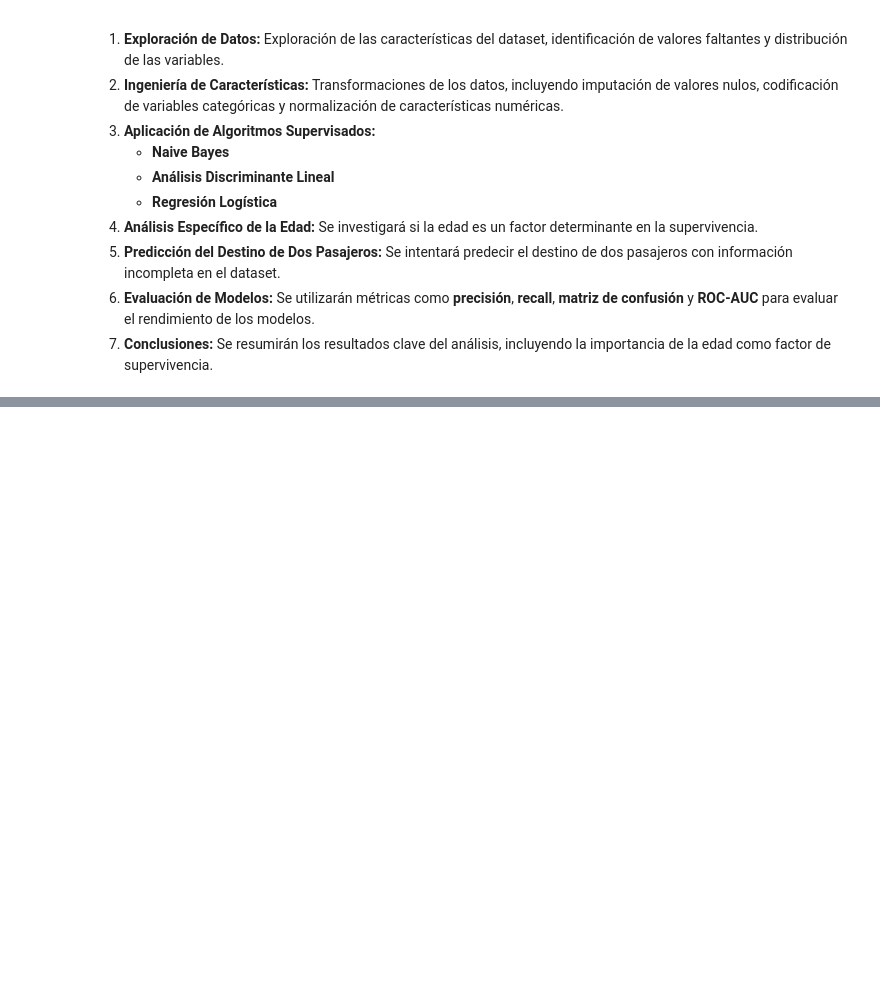
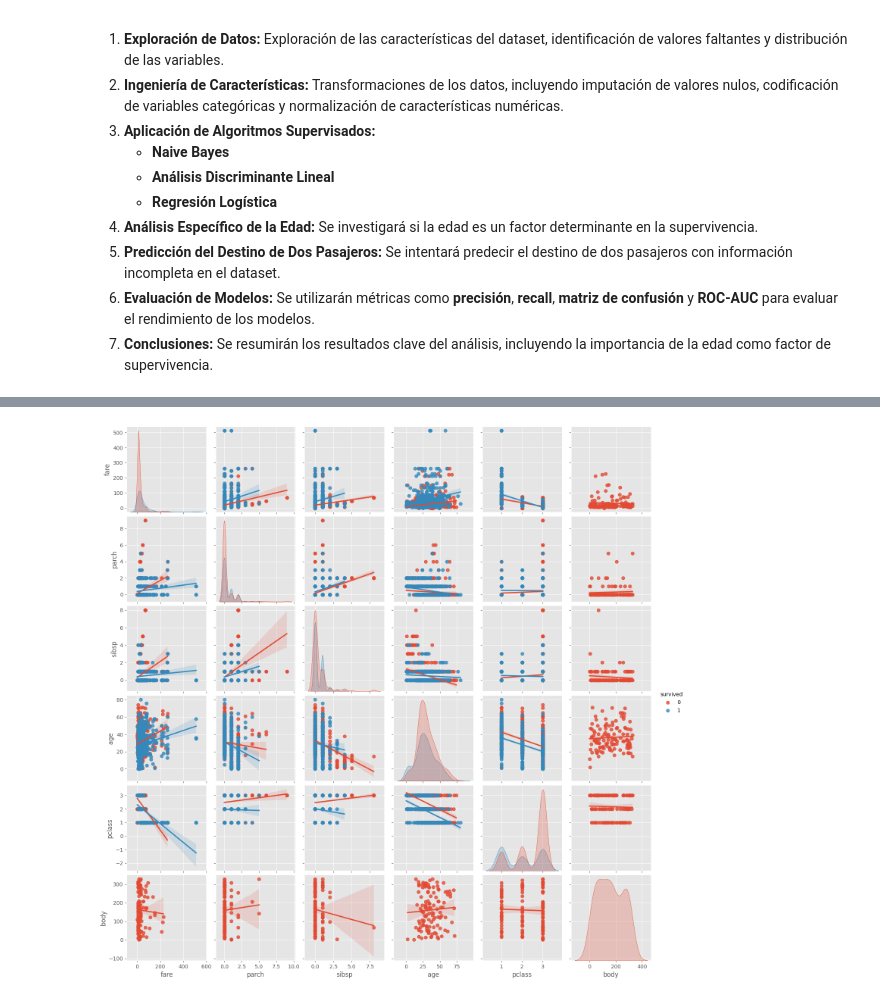
Before and after one commit to Godoca2/Machine-Learning, a Jupyter notebook: Scripts/ML_Lab3_DataSet_Titanic.ipynb, the cells around one changed output, grey strips where cells are left out. Cells and saved outputs as stored; diff of their text form; code cells hidden in the pictures; blank space fills up the shorter version.

```diff
--- a/Scripts/ML_Lab3_DataSet_Titanic.ipynb
+++ b/Scripts/ML_Lab3_DataSet_Titanic.ipynb
@@ -42,0 +233,13 @@ El análisis que se llevará a cabo incluirá las siguientes etapas:
+# %%
+
+df_titanic['survived'] = df_titanic['survived'].astype('int64')
+# %%
+# Seleccionar solo las columnas numéricas
+df_numeric = df_titanic.select_dtypes(include=['float64', 'int64'])
+
+# Calcular la matriz de correlación usando solo las variables numéricas
+correlation_matrix = df_numeric.corr()
+
+# Correlación de las variables con la variable objetivo 'survived'
+correlation_survived = correlation_matrix['survived'].sort_values(ascending=False)
+print(correlation_survived)
@@ -42,0 +255,16 @@ El análisis que se llevará a cabo incluirá las siguientes etapas:
+# %%
+import seaborn as sns
+import matplotlib.pyplot as plt
+
+plt.style.use('ggplot')
+# Seleccionar las variables más correlacionadas con 'target'
+selected_features = ['fare', 'parch', 'sibsp', 'age', 'pclass', 'body', 'survived']
+
+# Crear un nuevo DataFrame con las variables seleccionadas
+df_selected = df_numeric[selected_features]
+
+# Generar el pairplot simplificado
+sns.pairplot(df_selected, hue='survived', kind='reg', diag_kind='kde')
+plt.show()
+# %% [output]
+[figure, added]
```
Also changed, not shown: parts of 36 cells of this notebook.
